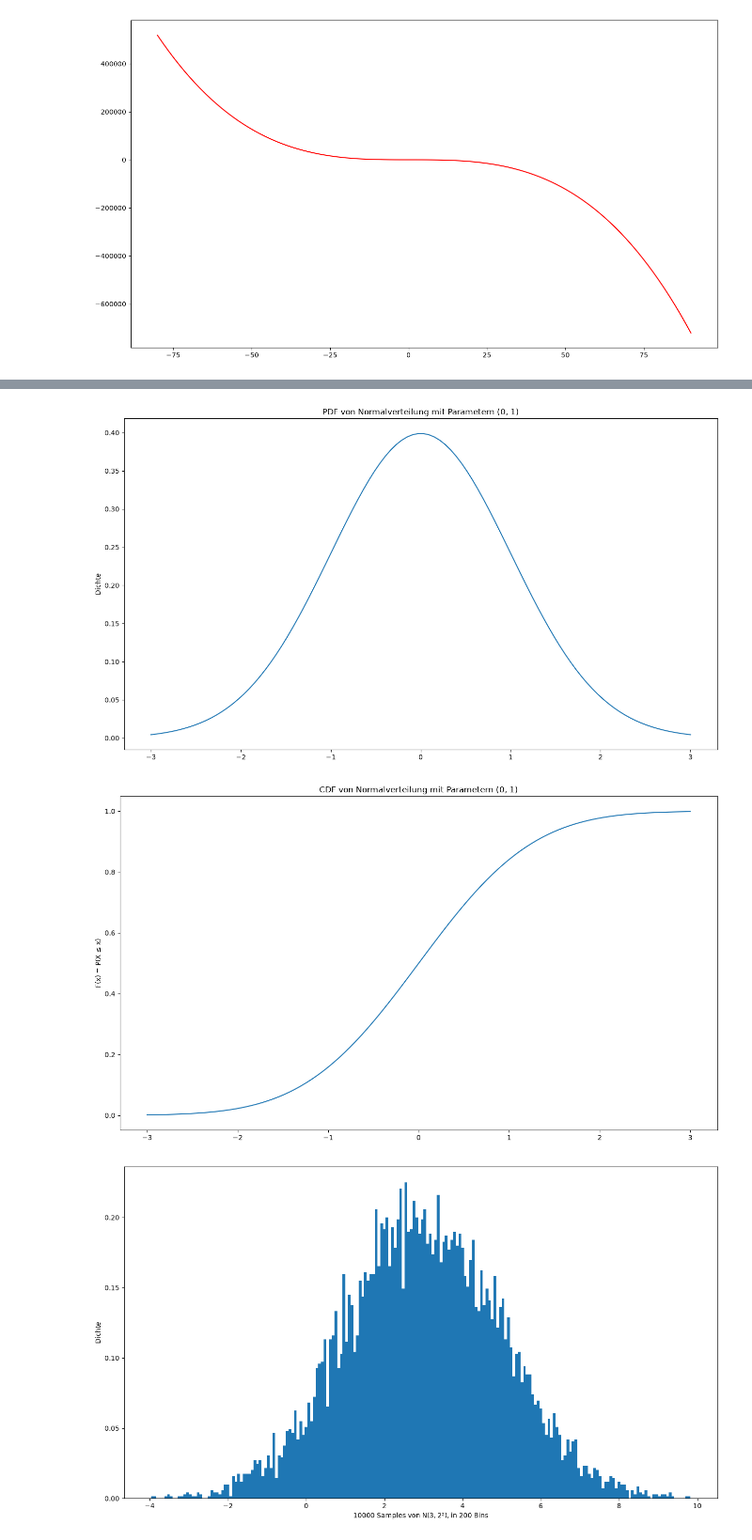
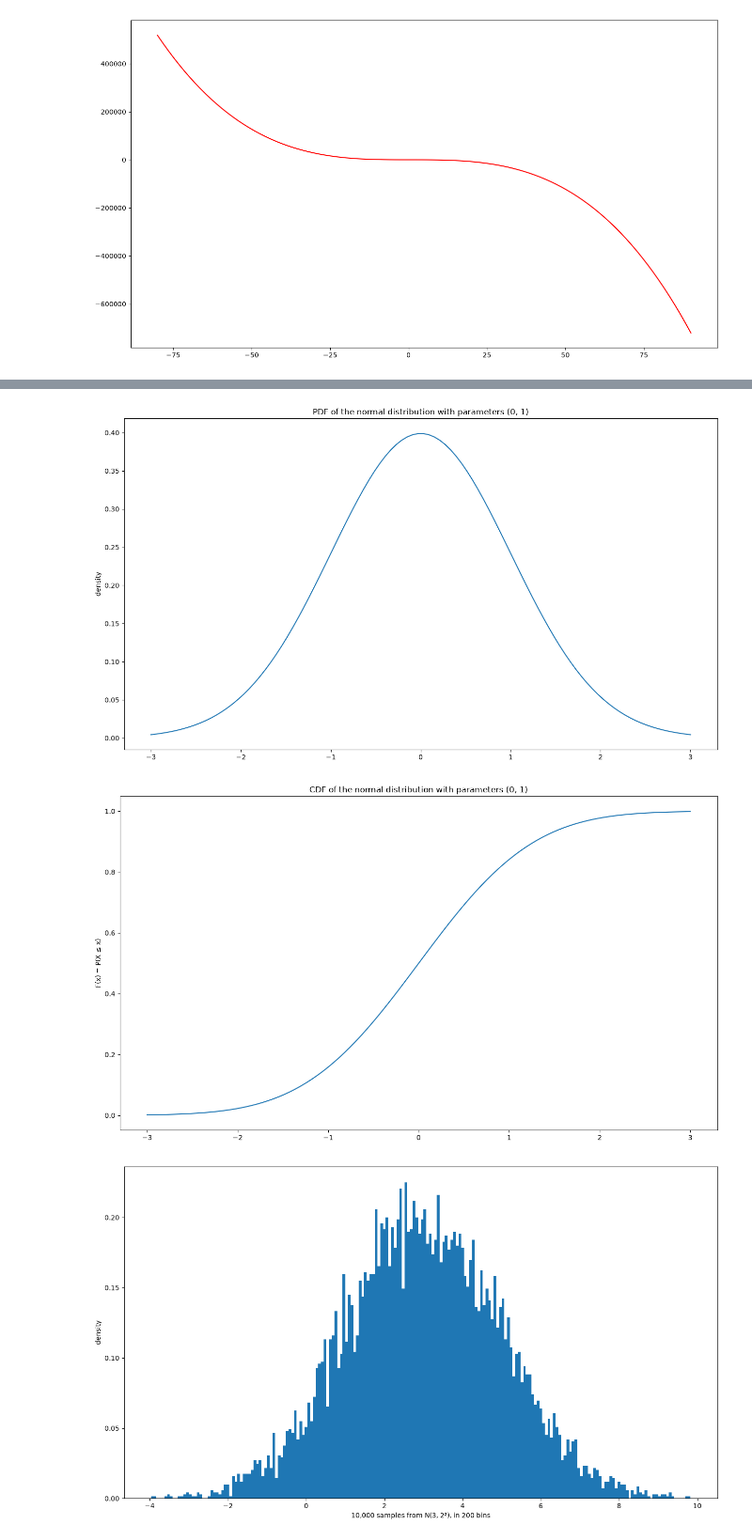
Before and after one commit to konradvoelkel/ds-en, a Jupyter notebook: important-continuous-distributions.ipynb, the cells around one changed output, grey strips where cells are left out. Shown at 94% size. Drawn from its saved outputs; the diff is of its cells as text; code cells hidden in the pictures.

```diff
--- a/important-continuous-distributions.ipynb
+++ b/important-continuous-distributions.ipynb
@@ -109,25 +106,25 @@ Damit kümmern wir uns nun um die wichtigsten stetigen Verteilungen:
 # %%
-# Für Plots:
+# For the plots:
 def plotX(x, X, name, params):
-    # Zuerst die Dichtefunktion:
+    # First the density function:
     plt.plot(x, X.pdf(x))
-    plt.ylabel('Dichte')
-    plt.title(f"PDF von {name} mit Parametern {params}")
+    plt.ylabel('density')
+    plt.title(f"PDF of the {name} with parameters {params}")
     plt.show()
-    # Dann die kumulative Verteilungsfunktion:
+    # Then the cumulative distribution function:
     plt.plot(x, X.cdf(x))
     plt.ylabel('F(x) = P(X ≤ x)')
-    plt.title(f"CDF von {name} mit Parametern {params}")
+    plt.title(f"CDF of the {name} with parameters {params}")
     plt.show()
 
 x = np.linspace(-3,3,100)
 mu, sigma = 0, 1
 X = st.norm(loc=mu, scale=sigma)
-name = "Normalverteilung"
+name = "normal distribution"
 plotX(x, X, name, (mu, sigma))
 # %% [output]
-[figure, old version]
+[figure, new version]
-[figure, old version]
+[figure, new version]
 # %%
 X = st.norm(loc=3, scale=2)
 Xsamples = X.rvs(size=10000)
```
Also changed, not shown: parts of 26 cells of this notebook, 5 other files.
